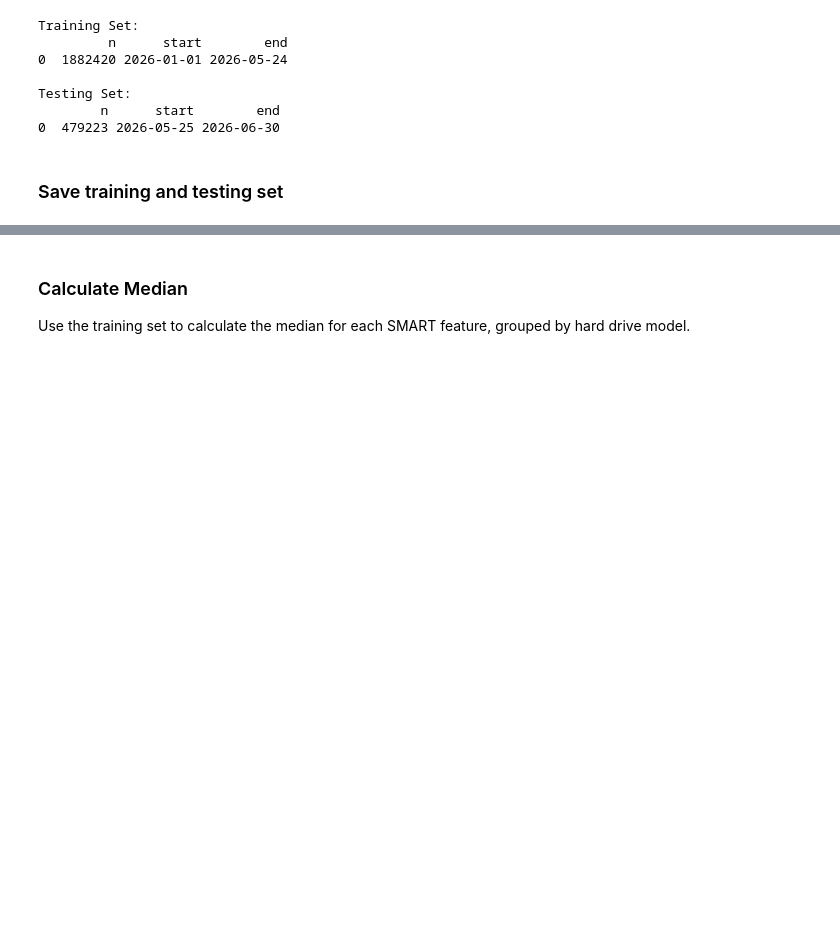
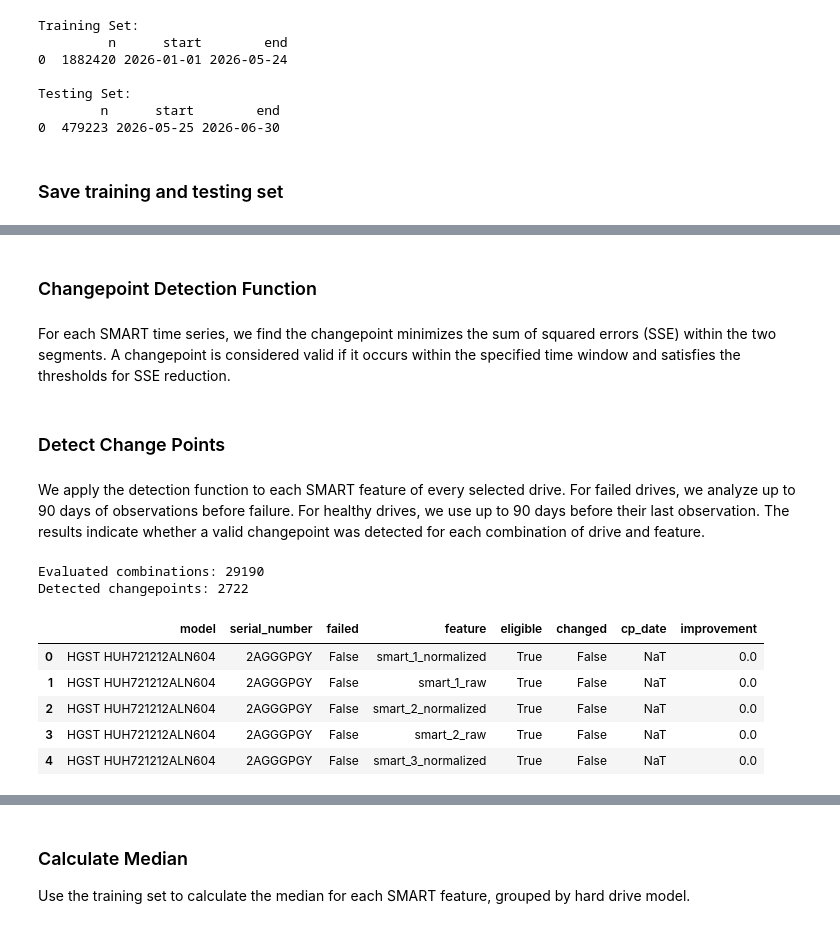
Before and after one commit to matteobombelli/cmpt455-2026-fall-project, a Jupyter notebook: notebooks/03_Preprocessing.ipynb, the cells around one changed output, grey strips where cells are left out. Saved outputs shown, nothing was run; the diff lists cells and outputs as text; code cells hidden in the pictures; blank space fills up the shorter version.

```diff
--- a/notebooks/03_Preprocessing.ipynb
+++ b/notebooks/03_Preprocessing.ipynb
@@ -82,0 +151,4 @@ con.sql(f"""
+# %% [markdown]
+### Changepoint Detection Function
+# %% [markdown]
+For each SMART time series, we find the changepoint minimizes the sum of squared errors (SSE) within the two segments. A changepoint is considered valid if it occurs within the specified time window and satisfies the thresholds for SSE reduction.
@@ -82,0 +257,69 @@ con.sql(f"""
+# %% [markdown]
+### Detect Change Points
+# %% [markdown]
+We apply the detection function to each SMART feature of every selected drive. For failed drives, we analyze up to 90 days of observations before failure. For healthy drives, we use up to 90 days before their last observation. The results indicate whether a valid changepoint was detected for each combination of drive and feature.
+# %%
+records = []
+
+for (model, serial), g in series_df.groupby(
+    ["model", "serial_number"], sort=False
+):
+    g = g.sort_values("date")
+
+    is_failed = bool(g["failure"].max())
+
+    if is_failed:
+        anchor = g.loc[
+            g["failure"] == 1, "date"
+        ].min()
+
+        # Exclude the actual failure day
+        end_mask = g["date"] < anchor
+    else:
+        anchor = g["date"].max()
+        end_mask = g["date"] <= anchor
+
+    # Look at the preceding 90 days
+    recent = g[
+        end_mask
+        & (
+            g["date"] >=
+            anchor - pd.Timedelta(days=WINDOW_DAYS)
+        )
+    ]
+
+    for feature in smart_cols:
+        eligible, changed, cp_date, improvement = (
+            detect_changepoint(
+                recent[feature],
+                recent["date"],
+                anchor
+            )
+        )
+
+        records.append({
+            "model": model,
+            "serial_number": serial,
+            "failed": is_failed,
+            "feature": feature,
+            "eligible": eligible,
+            "changed": changed,
+            "cp_date": cp_date,
+            "improvement": improvement
+        })
+
+cp_results = pd.DataFrame(records)
+
+print("Evaluated combinations:", len(cp_results))
+print("Detected changepoints:", cp_results["changed"].sum())
+
+display(cp_results.head())
+# %% [output]
+Evaluated combinations: 29190
+Detected changepoints: 2722
+|  | model | serial_number | failed | feature | eligible | changed | cp_date | improvement |
+| 0 | HGST HUH721212ALN604 | 2AGGGPGY | False | smart_1_normalized | True | False | NaT | 0.0 |
+| 1 | HGST HUH721212ALN604 | 2AGGGPGY | False | smart_1_raw | True | False | NaT | 0.0 |
+| 2 | HGST HUH721212ALN604 | 2AGGGPGY | False | smart_2_normalized | True | False | NaT | 0.0 |
+| 3 | HGST HUH721212ALN604 | 2AGGGPGY | False | smart_2_raw | True | False | NaT | 0.0 |
+| 4 | HGST HUH721212ALN604 | 2AGGGPGY | False | smart_3_normalized | True | False | NaT | 0.0 |
```
Also changed, not shown: parts of 20 cells of this notebook.
